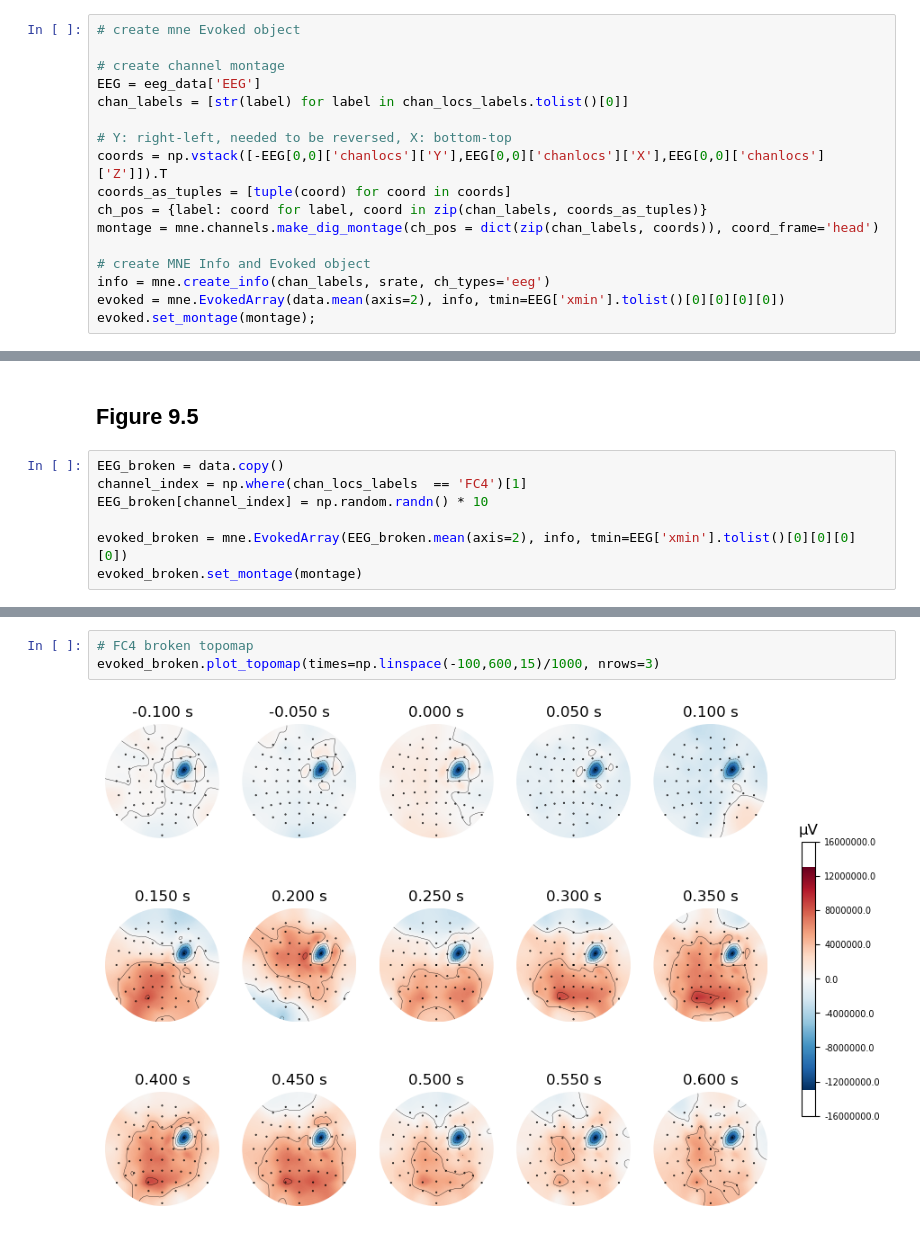
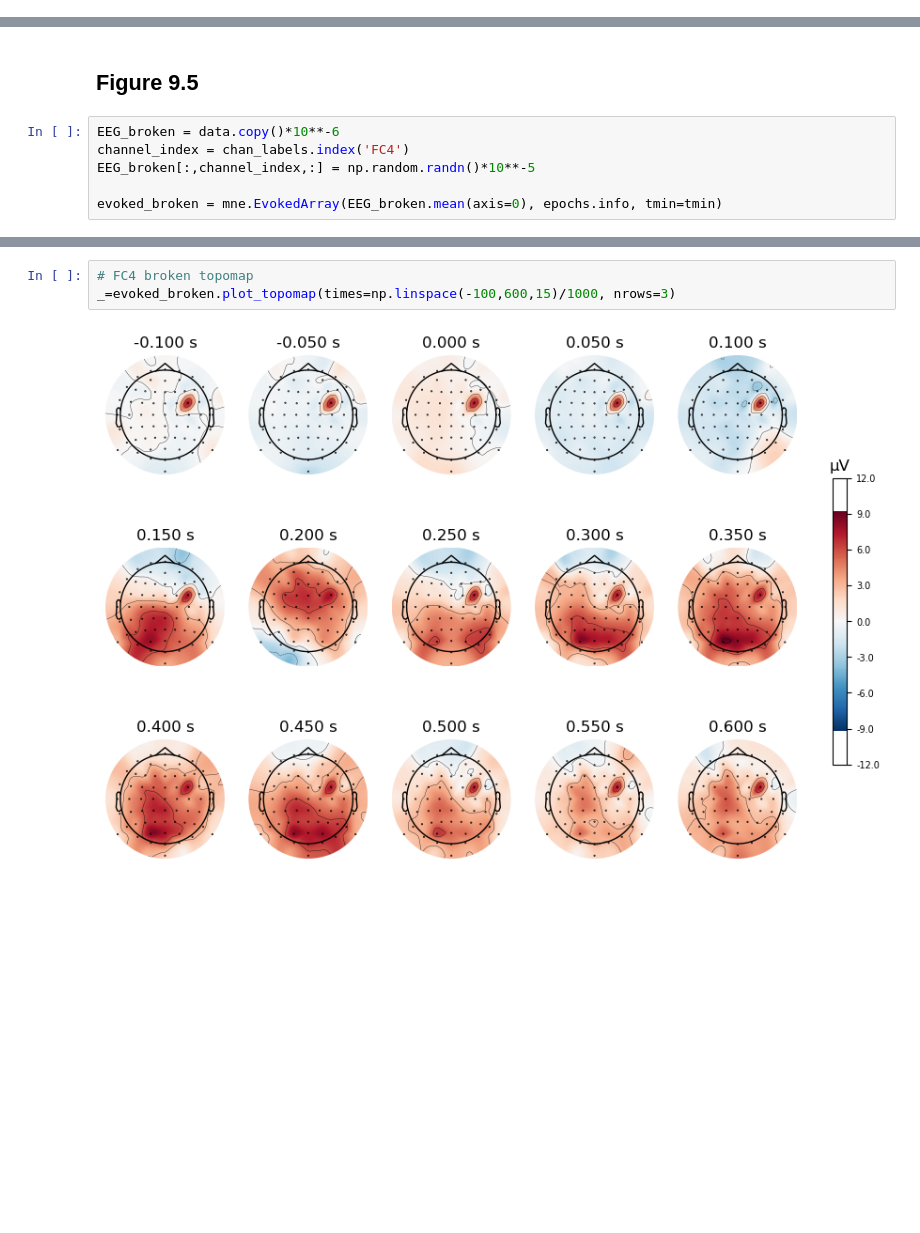
Before and after one commit to Yujingoto/AnalyzingNeuralTimeSeries_Python_Implimentation, a Jupyter notebook: Chapter09.ipynb, the cells around one changed output, grey strips where cells are left out. Drawn from its saved outputs; the diff is of its cells as text; blank space fills up the shorter version.

```diff
--- a/Chapter09.ipynb
+++ b/Chapter09.ipynb
@@ -169,17 +199,0 @@ array(['Fp1'], dtype='<U3')
-# %%
-# create mne Evoked object
-
-# create channel montage
-EEG = eeg_data['EEG']
-chan_labels = [str(label) for label in chan_locs_labels.tolist()[0]]
-
-# Y: right-left, needed to be reversed, X: bottom-top
-coords = np.vstack([-EEG[0,0]['chanlocs']['Y'],EEG[0,0]['chanlocs']['X'],EEG[0,0]['chanlocs']['Z']]).T
-coords_as_tuples = [tuple(coord) for coord in coords]
-ch_pos = {label: coord for label, coord in zip(chan_labels, coords_as_tuples)}
-montage = mne.channels.make_dig_montage(ch_pos = dict(zip(chan_labels, coords)), coord_frame='head')
-
-# create MNE Info and Evoked object
-info = mne.create_info(chan_labels, srate, ch_types='eeg')
-evoked = mne.EvokedArray(data.mean(axis=2), info, tmin=EEG['xmin'].tolist()[0][0][0][0])
-evoked.set_montage(montage);
@@ -221,9 +236,8 @@ evoked.plot_topomap(times=TOI/1000, axes=(ax_3, cax), time_format='')
 # %% [markdown]
 ## Figure 9.5
 # %%
-EEG_broken = data.copy()
-channel_index = np.where(chan_locs_labels  == 'FC4')[1]
-EEG_broken[channel_index] = np.random.randn() * 10
+EEG_broken = data.copy()*10**-6
+channel_index = chan_labels.index('FC4')
+EEG_broken[:,channel_index,:] = np.random.randn()*10**-5
 
-evoked_broken = mne.EvokedArray(EEG_broken.mean(axis=2), info, tmin=EEG['xmin'].tolist()[0][0][0][0])
-evoked_broken.set_montage(montage)
+evoked_broken = mne.EvokedArray(EEG_broken.mean(axis=0), epochs.info, tmin=tmin)
@@ -243,5 +249,5 @@ evoked.plot_topomap(times=np.linspace(-100,600,15)/1000, nrows=3)
 # %%
 # FC4 broken topomap
-evoked_broken.plot_topomap(times=np.linspace(-100,600,15)/1000, nrows=3)
+_=evoked_broken.plot_topomap(times=np.linspace(-100,600,15)/1000, nrows=3)
 # %% [output]
-[figure, old version]
+[figure, new version]
```
Also changed, not shown: parts of 13 cells of this notebook, 8 other files.
